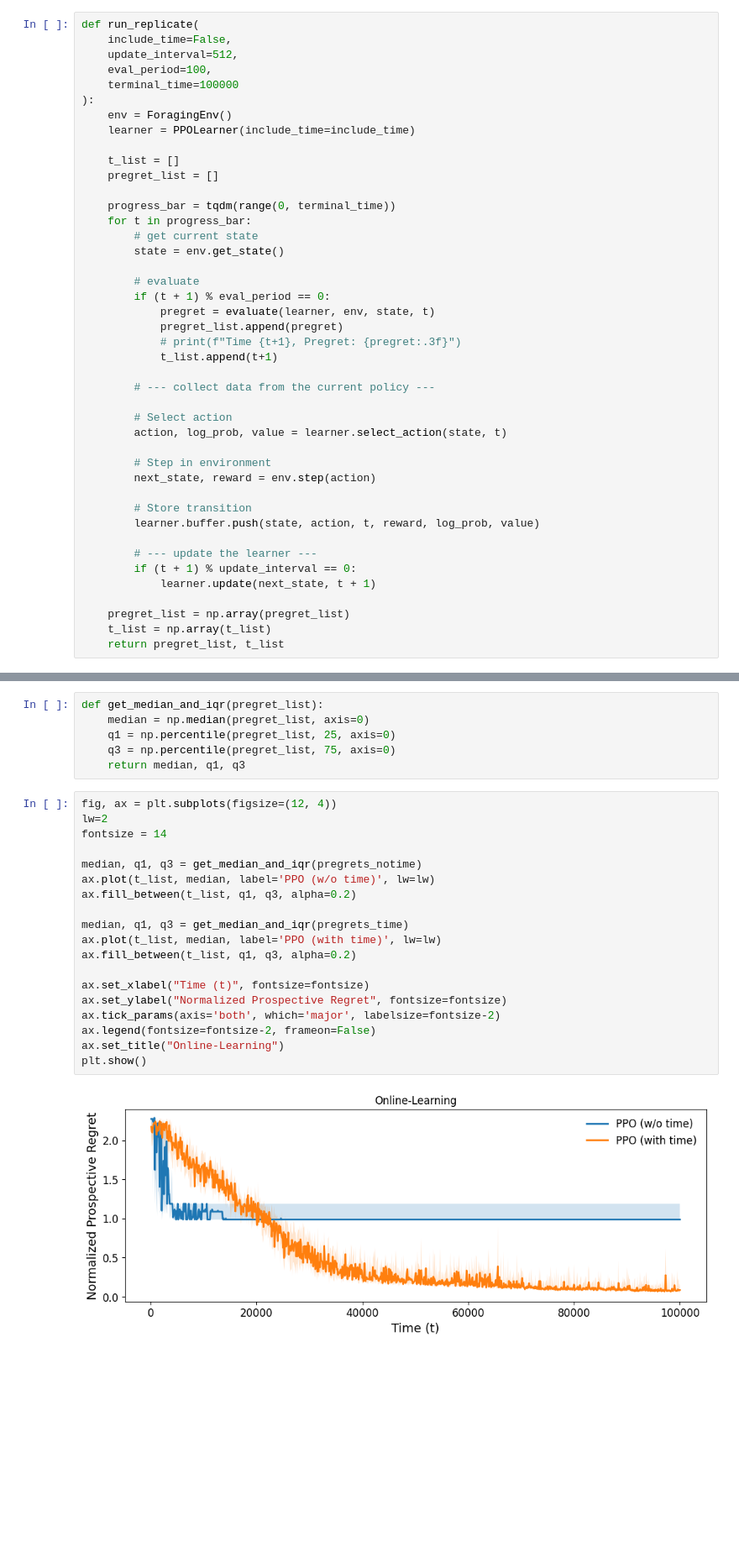
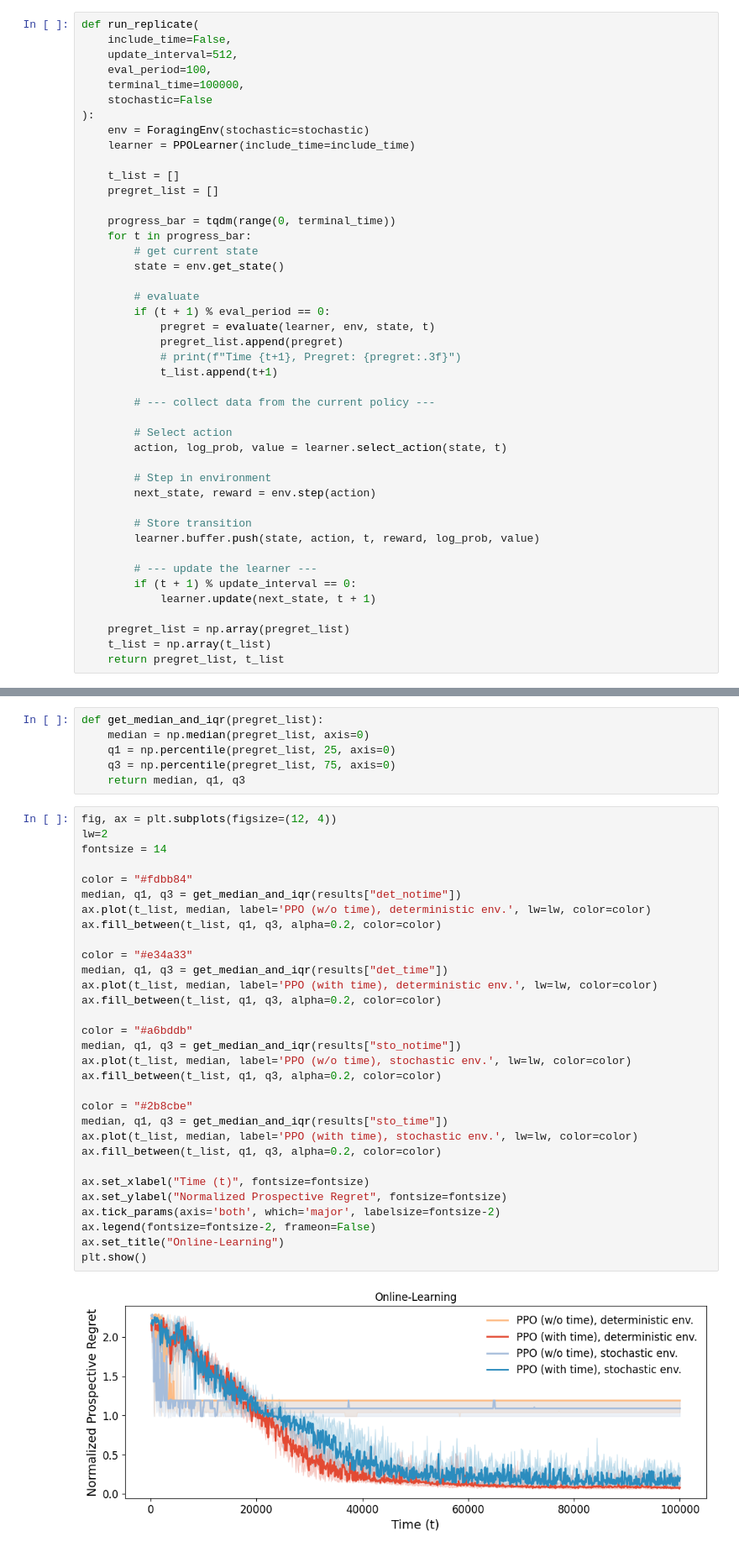
Before and after one commit to neurodata/ProspectiveForaging, a Jupyter notebook: notebooks/foraging_ppo.ipynb, the cells around one changed output, grey strips where cells are left out. Shown at 84% size. Drawn from its saved outputs; the diff is of its cells as text; blank space fills up the shorter version.

```diff
--- a/notebooks/foraging_ppo.ipynb
+++ b/notebooks/foraging_ppo.ipynb
@@ -401,9 +408,10 @@ def run_replicate(
     include_time=False,
     update_interval=512,
     eval_period=100,
-    terminal_time=100000
+    terminal_time=100000,
+    stochastic=False
 ):
-    env = ForagingEnv()
+    env = ForagingEnv(stochastic=stochastic)
     learner = PPOLearner(include_time=include_time)
 
     t_list = []
@@ -465,21 +489,33 @@ def get_median_and_iqr(pregret_list):
 # %%
 fig, ax = plt.subplots(figsize=(12, 4))
 lw=2
 fontsize = 14
 
-median, q1, q3 = get_median_and_iqr(pregrets_notime)
-ax.plot(t_list, median, label='PPO (w/o time)', lw=lw)
-ax.fill_between(t_list, q1, q3, alpha=0.2)
+color = "#fdbb84"
+median, q1, q3 = get_median_and_iqr(results["det_notime"])
+ax.plot(t_list, median, label='PPO (w/o time), deterministic env.', lw=lw, color=color)
+ax.fill_between(t_list, q1, q3, alpha=0.2, color=color)
 
-median, q1, q3 = get_median_and_iqr(pregrets_time)
-ax.plot(t_list, median, label='PPO (with time)', lw=lw)
-ax.fill_between(t_list, q1, q3, alpha=0.2)
+color = "#e34a33"
+median, q1, q3 = get_median_and_iqr(results["det_time"])
+ax.plot(t_list, median, label='PPO (with time), deterministic env.', lw=lw, color=color)
+ax.fill_between(t_list, q1, q3, alpha=0.2, color=color)
+
+color = "#a6bddb"
+median, q1, q3 = get_median_and_iqr(results["sto_notime"])
+ax.plot(t_list, median, label='PPO (w/o time), stochastic env.', lw=lw, color=color)
+ax.fill_between(t_list, q1, q3, alpha=0.2, color=color)
+
+color = "#2b8cbe"
+median, q1, q3 = get_median_and_iqr(results["sto_time"])
+ax.plot(t_list, median, label='PPO (with time), stochastic env.', lw=lw, color=color)
+ax.fill_between(t_list, q1, q3, alpha=0.2, color=color)
 
 ax.set_xlabel("Time (t)", fontsize=fontsize)
 ax.set_ylabel("Normalized Prospective Regret", fontsize=fontsize)
 ax.tick_params(axis='both', which='major', labelsize=fontsize-2)
 ax.legend(fontsize=fontsize-2, frameon=False)
 ax.set_title("Online-Learning")
 plt.show()
 # %% [output]
-[figure, old version]
+[figure, new version]
```
Also changed, not shown: parts of 4 cells of this notebook.
